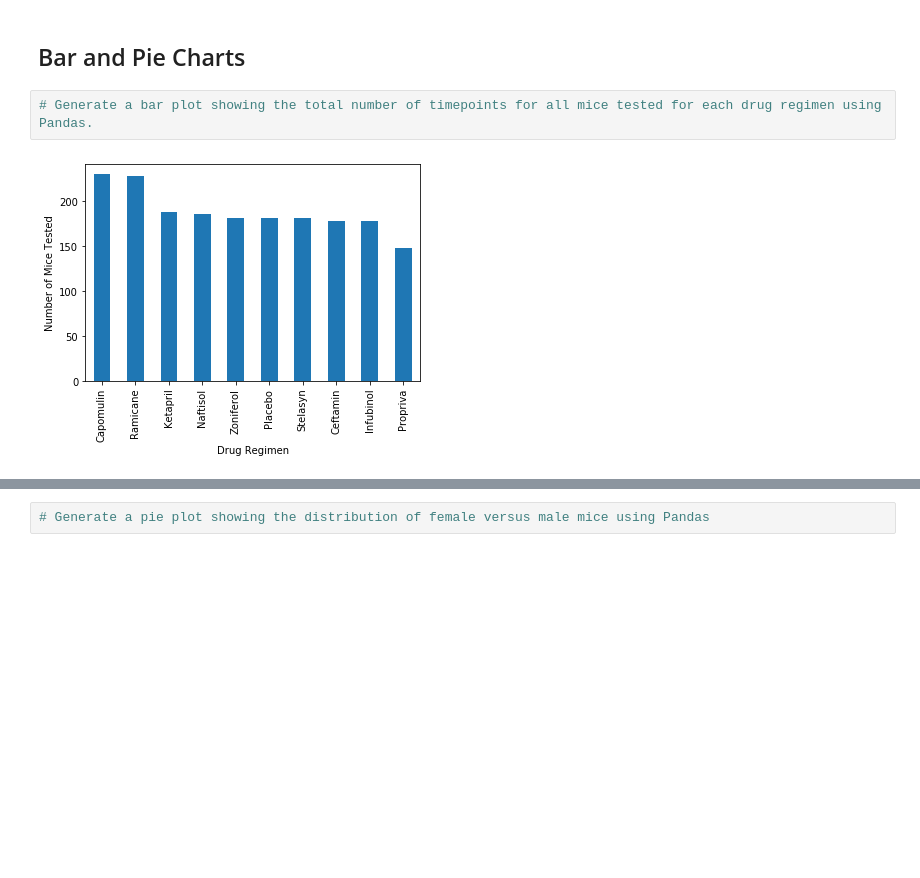
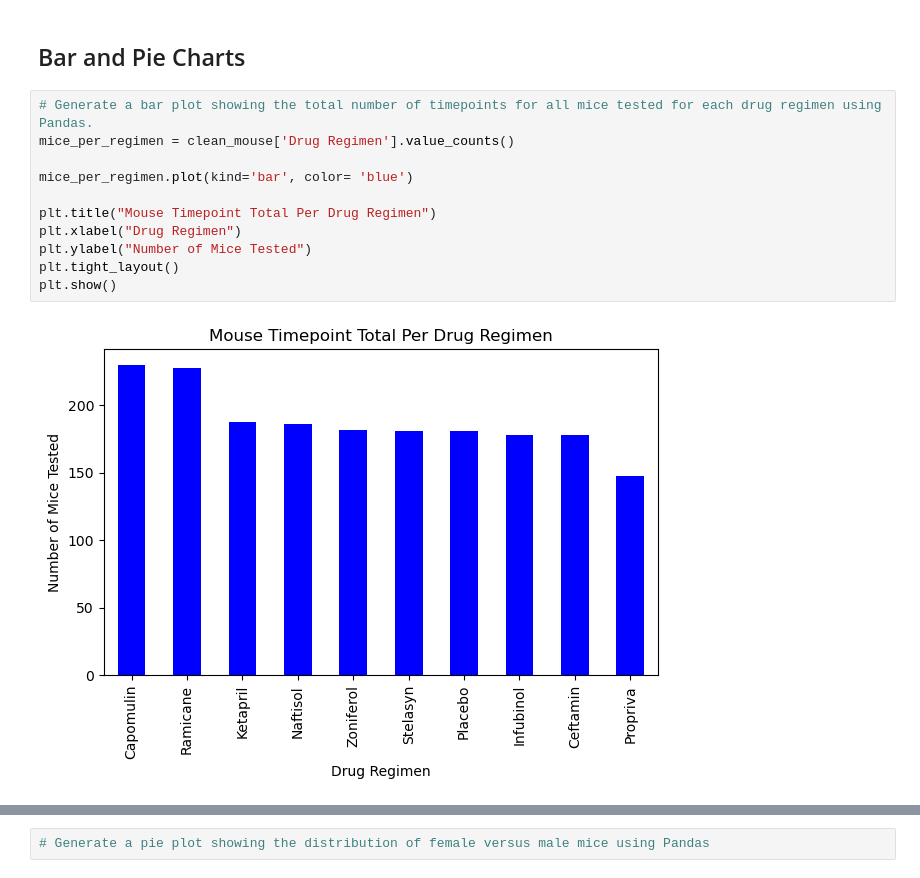
Before and after one commit to Rstevens318/Module-5-Challenge, a Jupyter notebook: Pymaceuticals/pymaceuticals_starter.ipynb, the cells around one changed output, grey strips where cells are left out. Drawn from its saved outputs; the diff is of its cells as text; blank space fills up the shorter version.

Commit message:
Third pass plots

```diff
--- a/Pymaceuticals/pymaceuticals_starter.ipynb
+++ b/Pymaceuticals/pymaceuticals_starter.ipynb
@@ -143,5 +143,14 @@ summary_df_agg
 ## Bar and Pie Charts
 # %%
 # Generate a bar plot showing the total number of timepoints for all mice tested for each drug regimen using Pandas.
+mice_per_regimen = clean_mouse['Drug Regimen'].value_counts()
+
+mice_per_regimen.plot(kind='bar', color= 'blue')
+
+plt.title("Mouse Timepoint Total Per Drug Regimen")
+plt.xlabel("Drug Regimen")
+plt.ylabel("Number of Mice Tested")
+plt.tight_layout()
+plt.show()
 # %% [output]
-[figure, old version]
+[figure, new version]
```
Also changed, not shown: parts of 2 cells of this notebook.
